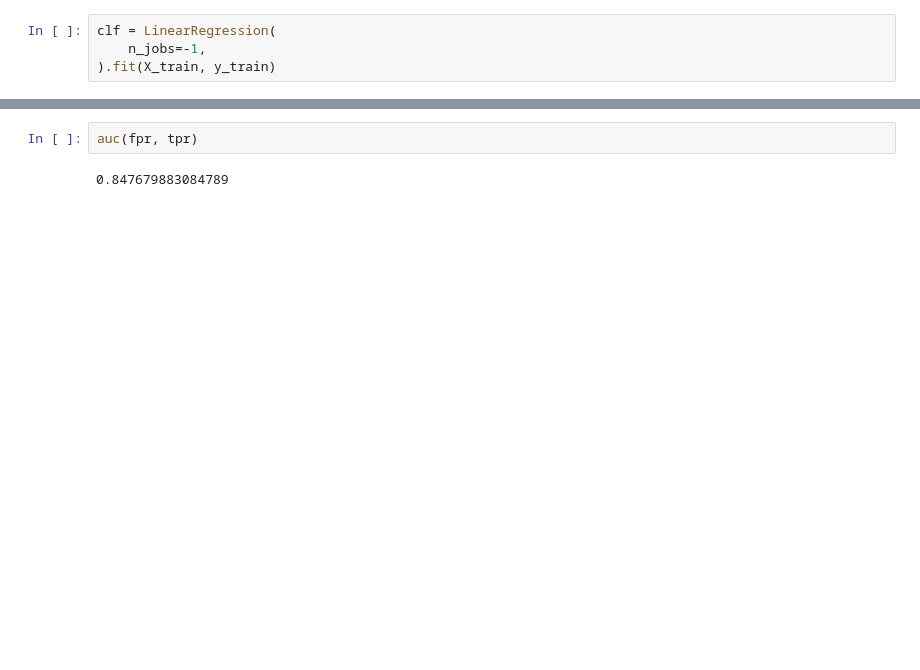
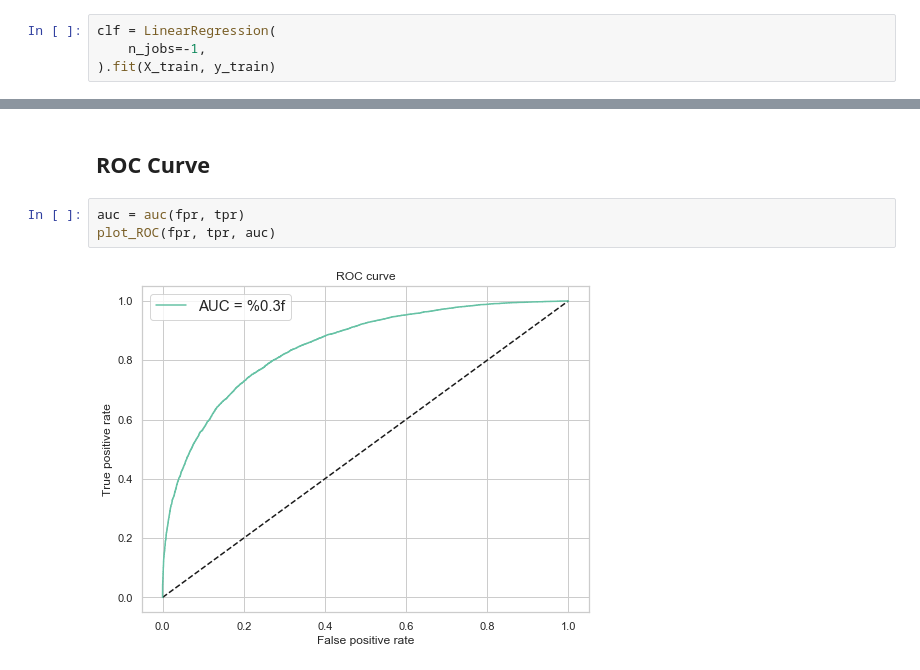
Before and after one commit to NicolasHu11/Short-Long-Term-Mortality-Prediction, a Jupyter notebook: Process Books/Linear Regression 1 Year Mortality.ipynb, the cells around one changed output, grey strips where cells are left out. Cells and saved outputs as stored; diff of their text form; blank space fills up the shorter version.

```diff
--- a/Process Books/Linear Regression 1 Year Mortality.ipynb
+++ b/Process Books/Linear Regression 1 Year Mortality.ipynb
@@ -58,4 +58,7 @@ plt.plot(fpr,tpr)
+# %% [markdown]
+## ROC Curve
 # %%
-auc(fpr, tpr)
+auc = auc(fpr, tpr)
+plot_ROC(fpr, tpr, auc)
 # %% [output]
-0.847679883084789
+[figure, added]
```
Also changed, not shown: parts of 18 cells of this notebook, 3 other files.
